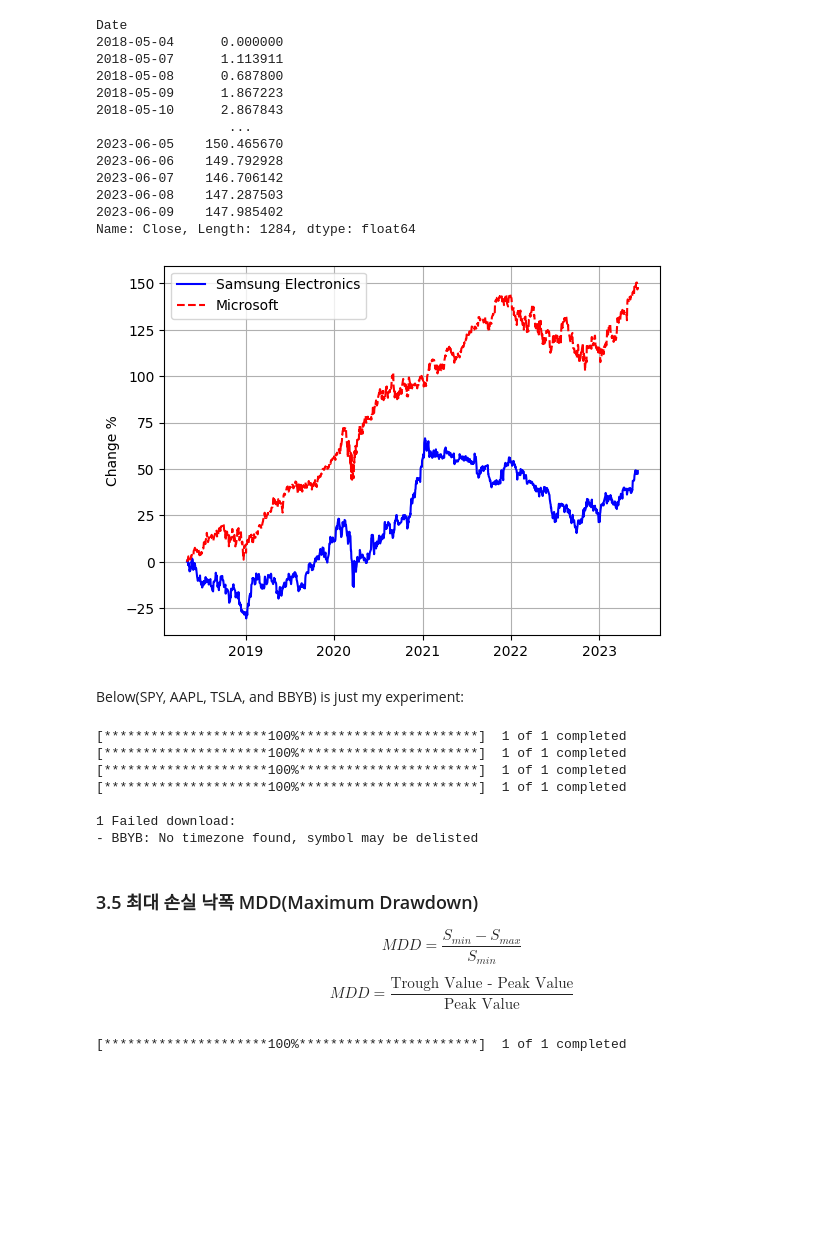
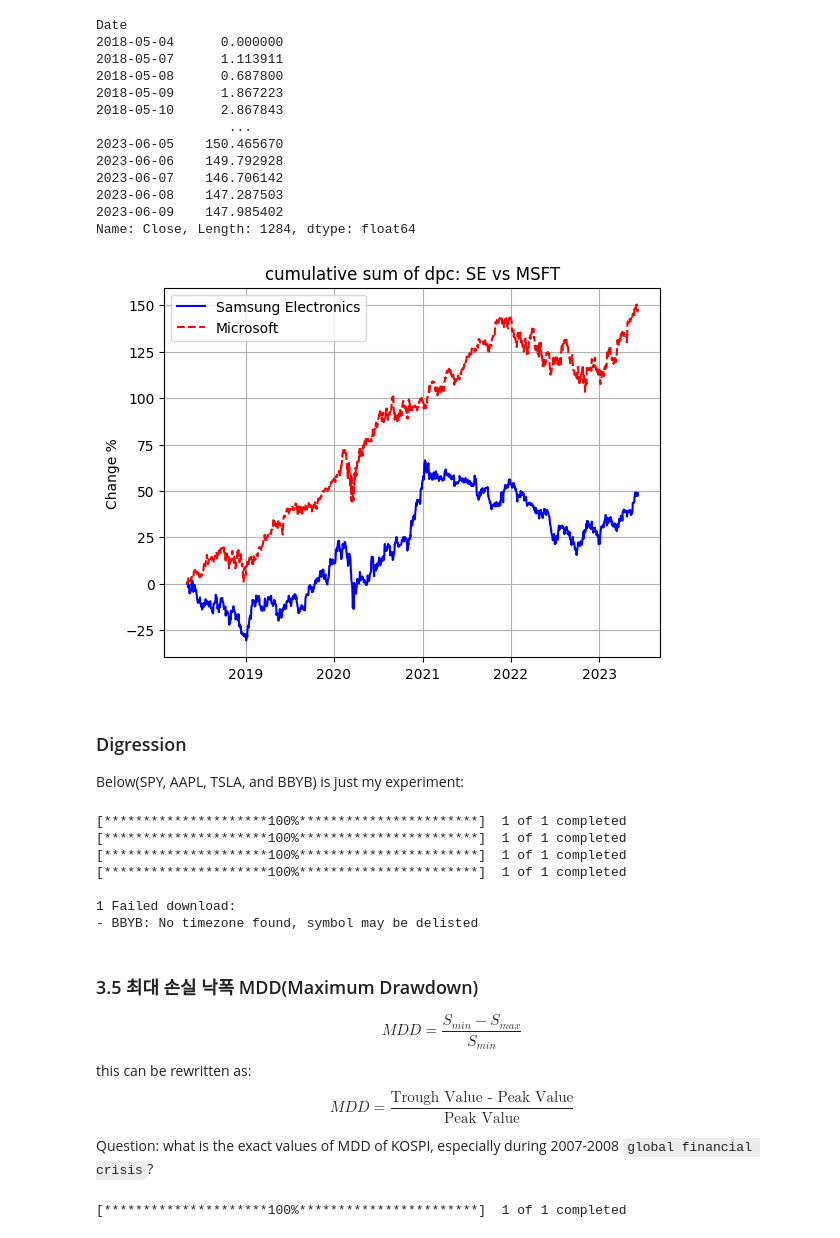
Before and after one commit to wolfinwallst/Financial_Engineering_and_Risk_Management, a Jupyter notebook: 파이썬 증권 데이터 분석/3장 팬더스를 활용한 데이터 분석.ipynb, the cells around one changed output. Drawn from its saved outputs; the diff is of its cells as text; code cells hidden in the pictures; blank space fills up the shorter version.

```diff
--- a/파이썬 증권 데이터 분석/3장 팬더스를 활용한 데이터 분석.ipynb
+++ b/파이썬 증권 데이터 분석/3장 팬더스를 활용한 데이터 분석.ipynb
@@ -260,15 +260,18 @@ Name: Close, Length: 1284, dtype: float64
 # %%
 # plot this cumsum of dpc
 # sec vs. msft
 plt.plot(sec.index, sec_dpc_cs, 'b', label='Samsung Electronics')
 plt.plot(msft.index, msft_dpc_cs, 'r--', label='Microsoft')
 plt.ylabel('Change %')
+plt.title('cumulative sum of dpc: SE vs MSFT')
 plt.grid(True)
 plt.legend(loc='best')
 plt.show()
 # %% [output]
-[figure, old version]
+[figure, new version]
 # %% [markdown]
+### Digression
+
 Below(SPY, AAPL, TSLA, and BBYB) is just my experiment:
 # %%
 # For SPY, AAPL, TSLA, & BBYB
@@ -290,10 +293,13 @@ BBYB = pdr.get_data_yahoo('BBYB', start='2018-05-04')
 $$
     MDD = \frac{S_{min} - S_{max}}{S_{min}}
 $$
-
+this can be rewritten as:
 $$
     MDD = \frac{\text{Trough Value - Peak Value}}{\text{Peak Value}}
 $$
+
+
+Question: what is the exact values of MDD of KOSPI, especially during 2007-2008 `global financial crisis`?
 # %%
 kospi = pdr.get_data_yahoo('^KS11', '2004-01-04')
 
```
Also changed, not shown: parts of 9 cells of this notebook.
